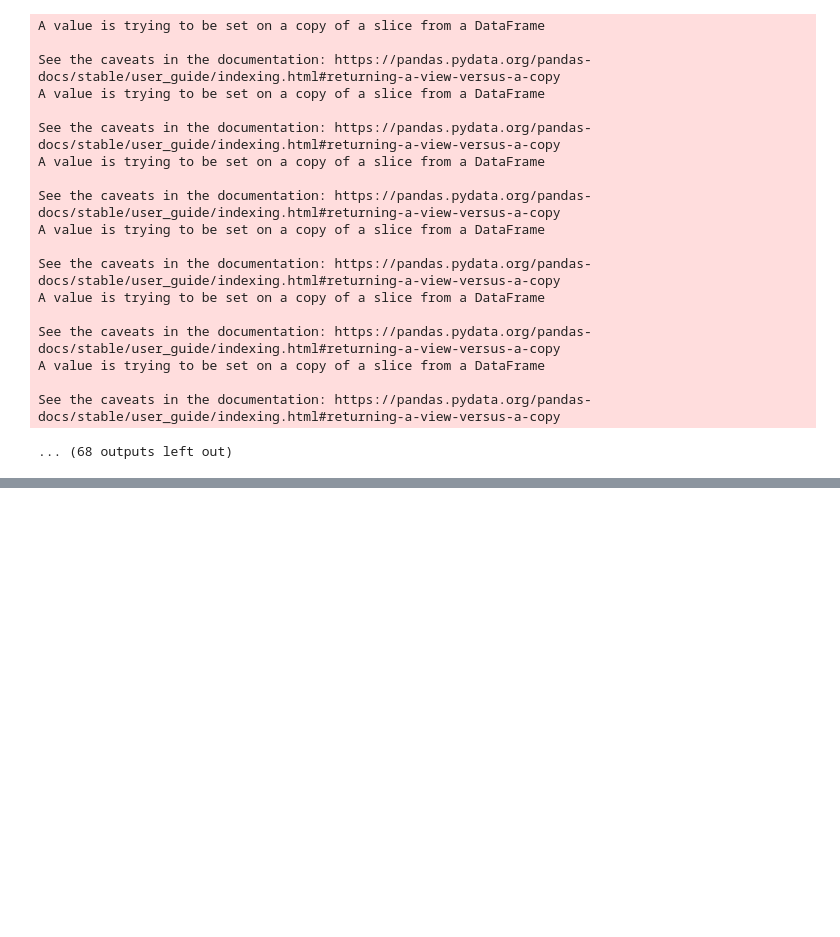
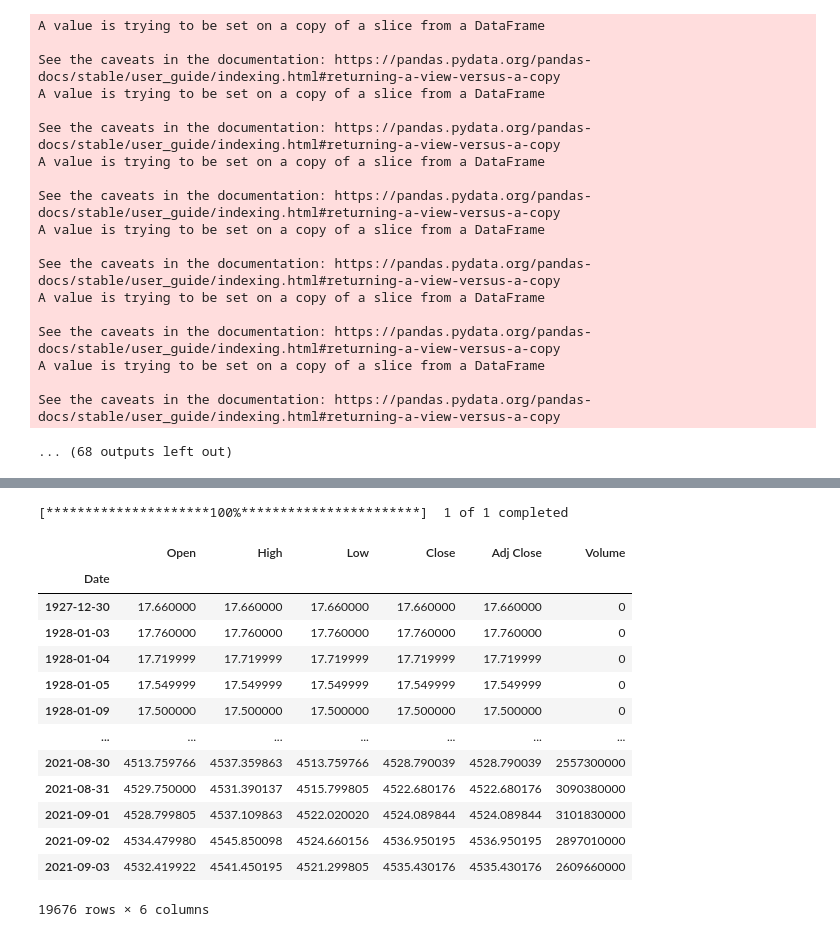
Before and after one commit to obsessedquant/ETF_Performance_Overview, a Jupyter notebook: ETF_Performance_Overview.ipynb, the cells around one changed output, grey strips where cells are left out. Cells and saved outputs as stored; diff of their text form; code cells hidden in the pictures; blank space fills up the shorter version.

```diff
--- a/ETF_Performance_Overview.ipynb
+++ b/ETF_Performance_Overview.ipynb
@@ -272,0 +273,20 @@ Total processing time is 147.8029 seconds
+# %%
+import yfinance as yf
+datazz = yf.download('^GSPC',period='max',interval='1d')
+datazz
+# %% [output]
+[*********************100%***********************]  1 of 1 completed
+|  | Open | High | Low | Close | Adj Close | Volume |
+| Date |  |  |  |  |  |  |
+| 1927-12-30 | 17.660000 | 17.660000 | 17.660000 | 17.660000 | 17.660000 | 0 |
+| 1928-01-03 | 17.760000 | 17.760000 | 17.760000 | 17.760000 | 17.760000 | 0 |
+| 1928-01-04 | 17.719999 | 17.719999 | 17.719999 | 17.719999 | 17.719999 | 0 |
+| 1928-01-05 | 17.549999 | 17.549999 | 17.549999 | 17.549999 | 17.549999 | 0 |
+| 1928-01-09 | 17.500000 | 17.500000 | 17.500000 | 17.500000 | 17.500000 | 0 |
+| ... | ... | ... | ... | ... | ... | ... |
+| 2021-08-30 | 4513.759766 | 4537.359863 | 4513.759766 | 4528.790039 | 4528.790039 | 2557300000 |
+| 2021-08-31 | 4529.750000 | 4531.390137 | 4515.799805 | 4522.680176 | 4522.680176 | 3090380000 |
+| 2021-09-01 | 4528.799805 | 4537.109863 | 4522.020020 | 4524.089844 | 4524.089844 | 3101830000 |
+| 2021-09-02 | 4534.479980 | 4545.850098 | 4524.660156 | 4536.950195 | 4536.950195 | 2897010000 |
+| 2021-09-03 | 4532.419922 | 4541.450195 | 4521.299805 | 4535.430176 | 4535.430176 | 2609660000 |
+19676 rows × 6 columns
```
Also changed, not shown: parts of 3 cells of this notebook, 7 other files.
